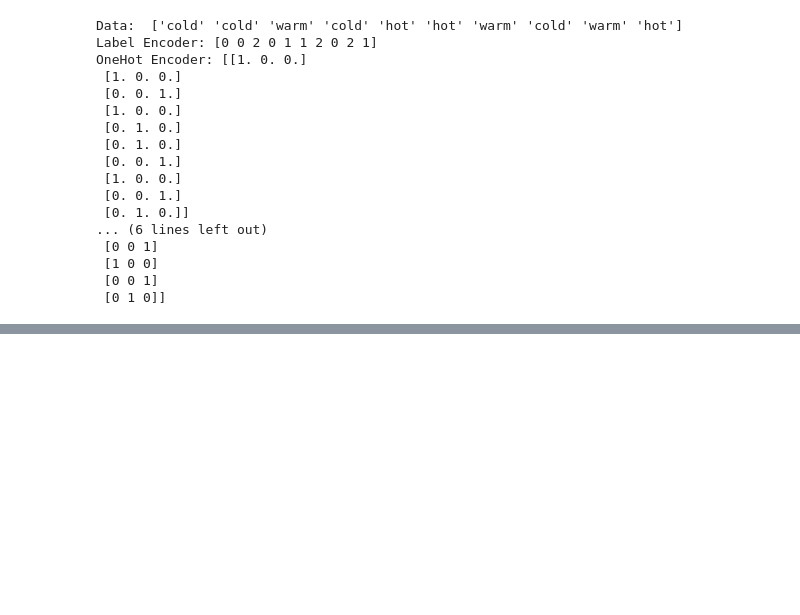
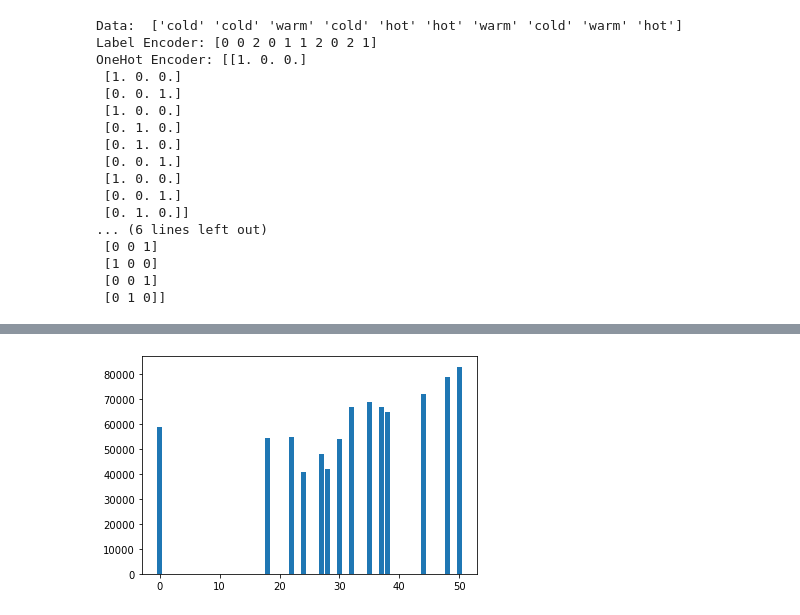
Before and after one commit to vineethm1627/ECSE303L-AI-AND-ML, a Jupyter notebook: Lab_01/Lab_ML_01_a.ipynb, the cells around one changed output, grey strips where cells are left out. Saved outputs shown, nothing was run; the diff lists cells and outputs as text; code cells hidden in the pictures; blank space fills up the shorter version.

```diff
--- a/Lab_01/Lab_ML_01_a.ipynb
+++ b/Lab_01/Lab_ML_01_a.ipynb
@@ -317,0 +328,5 @@ OneHot Encoder: [[1. 0. 0.]
+# %%
+plt.bar(x, y)
+plt.show()
+# %% [output]
+[figure, added]
```
Also changed, not shown: parts of 4 cells of this notebook.
